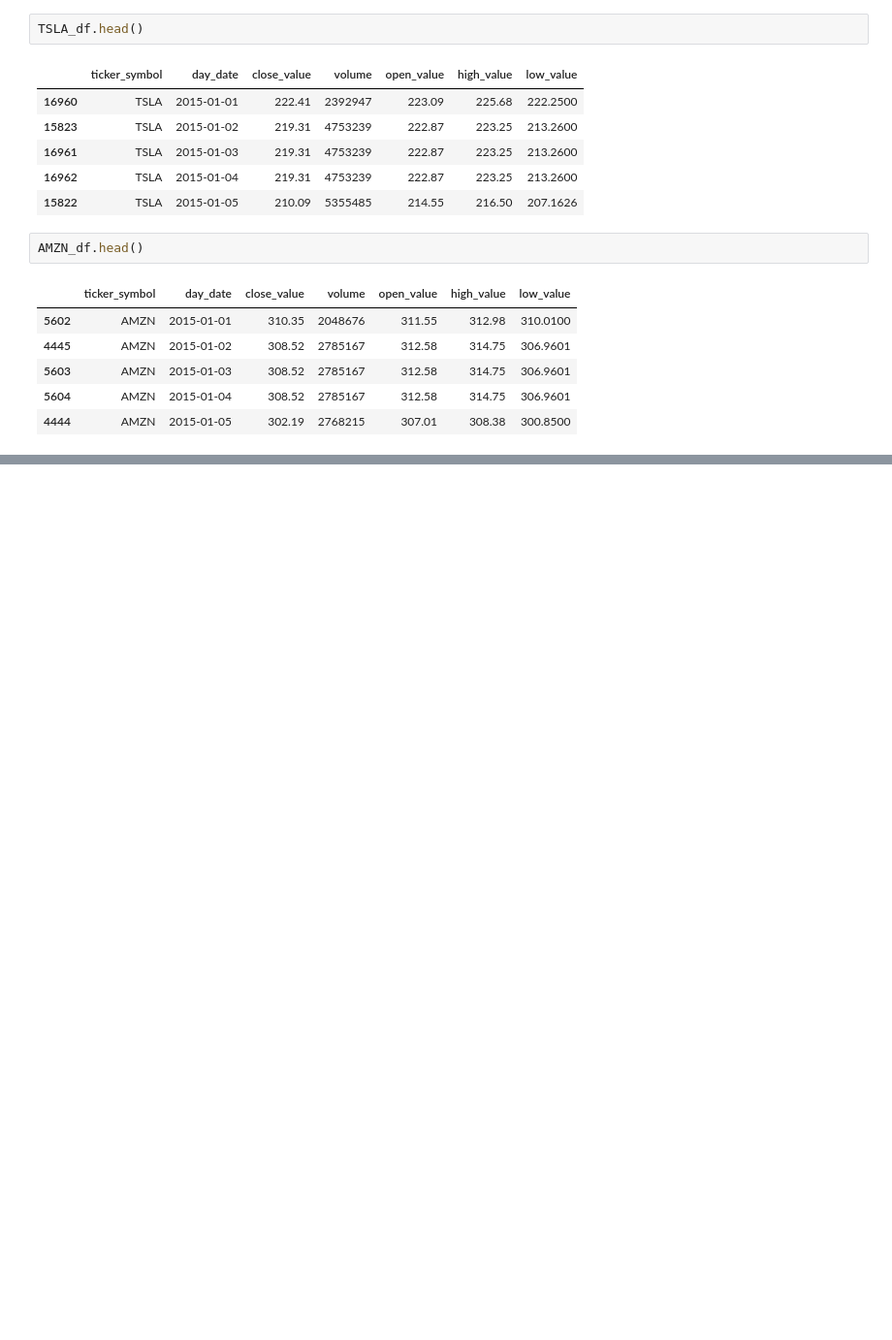
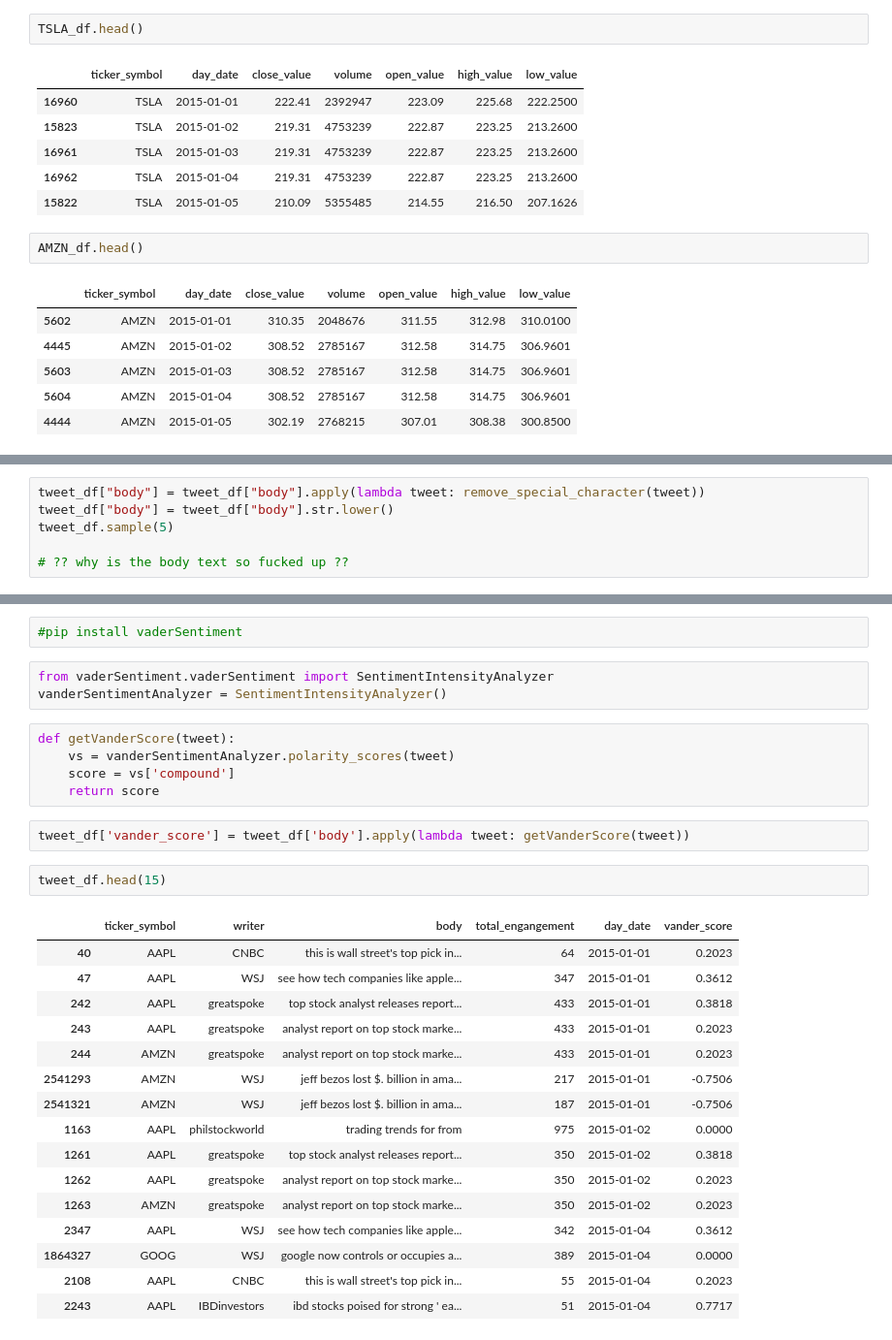
Before and after one commit to jxl22000/Sentiment-Analysis, a Jupyter notebook: test!.ipynb, the cells around one changed output, grey strips where cells are left out. Shown: that part at 97% size. Drawn from its saved outputs; the diff is of its cells as text; blank space fills up the shorter version.

```diff
--- a/test!.ipynb
+++ b/test!.ipynb
@@ -225,0 +279,6 @@ AMZN_df.head()
+# %%
+tweet_df["body"] = tweet_df["body"].apply(lambda tweet: remove_special_character(tweet))
+tweet_df["body"] = tweet_df["body"].str.lower()
+tweet_df.sample(5)
+
+# ?? why is the body text so fucked up ??
@@ -225,0 +292,31 @@ AMZN_df.head()
+# %%
+#pip install vaderSentiment
+# %%
+from vaderSentiment.vaderSentiment import SentimentIntensityAnalyzer
+vanderSentimentAnalyzer = SentimentIntensityAnalyzer()
+# %%
+def getVanderScore(tweet):
+    vs = vanderSentimentAnalyzer.polarity_scores(tweet)
+    score = vs['compound']
+    return score
+# %%
+tweet_df['vander_score'] = tweet_df['body'].apply(lambda tweet: getVanderScore(tweet))
+# %%
+tweet_df.head(15)
+# %% [output]
+|  | ticker_symbol | writer | body | total_engangement | day_date | vander_score |
+| 40 | AAPL | CNBC | this is wall street's top pick in... | 64 | 2015-01-01 | 0.2023 |
+| 47 | AAPL | WSJ | see how tech companies like apple... | 347 | 2015-01-01 | 0.3612 |
+| 242 | AAPL | greatspoke | top stock analyst releases report... | 433 | 2015-01-01 | 0.3818 |
+| 243 | AAPL | greatspoke | analyst report on top stock marke... | 433 | 2015-01-01 | 0.2023 |
+| 244 | AMZN | greatspoke | analyst report on top stock marke... | 433 | 2015-01-01 | 0.2023 |
+| 2541293 | AMZN | WSJ | jeff bezos lost $. billion in ama... | 217 | 2015-01-01 | -0.7506 |
+| 2541321 | AMZN | WSJ | jeff bezos lost $. billion in ama... | 187 | 2015-01-01 | -0.7506 |
+| 1163 | AAPL | philstockworld | trading trends for from | 975 | 2015-01-02 | 0.0000 |
+| 1261 | AAPL | greatspoke | top stock analyst releases report... | 350 | 2015-01-02 | 0.3818 |
+| 1262 | AAPL | greatspoke | analyst report on top stock marke... | 350 | 2015-01-02 | 0.2023 |
+| 1263 | AMZN | greatspoke | analyst report on top stock marke... | 350 | 2015-01-02 | 0.2023 |
+| 2347 | AAPL | WSJ | see how tech companies like apple... | 342 | 2015-01-04 | 0.3612 |
+| 1864327 | GOOG | WSJ | google now controls or occupies a... | 389 | 2015-01-04 | 0.0000 |
+| 2108 | AAPL | CNBC | this is wall street's top pick in... | 55 | 2015-01-04 | 0.2023 |
+| 2243 | AAPL | IBDinvestors | ibd stocks poised for strong ' ea... | 51 | 2015-01-04 | 0.7717 |
```
Also changed, not shown: parts of 10 cells of this notebook.
